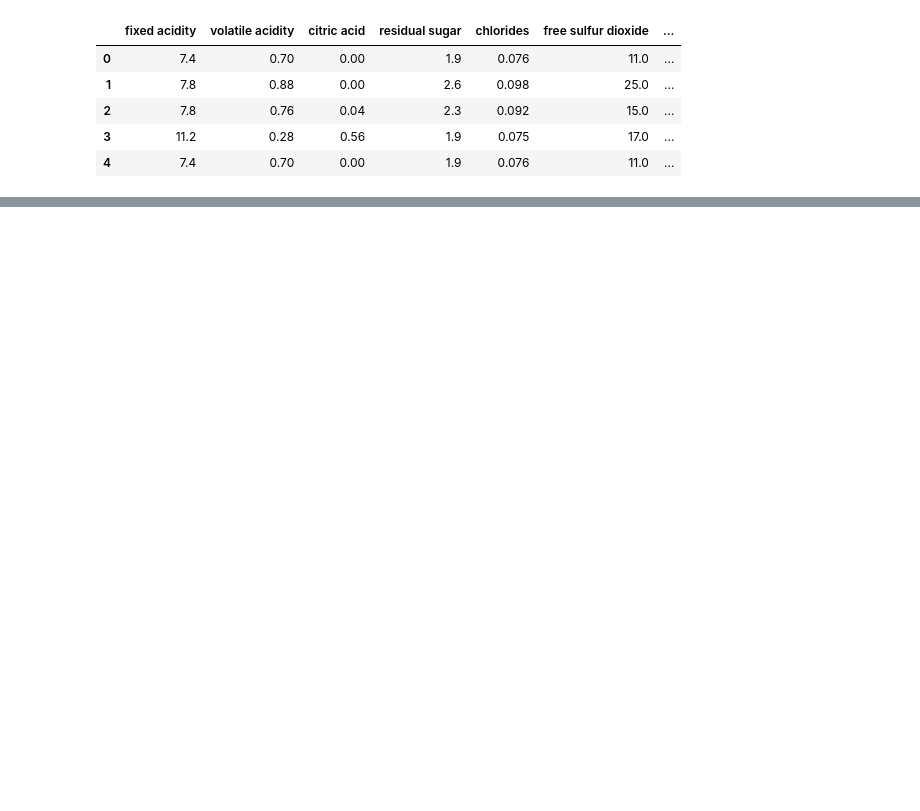
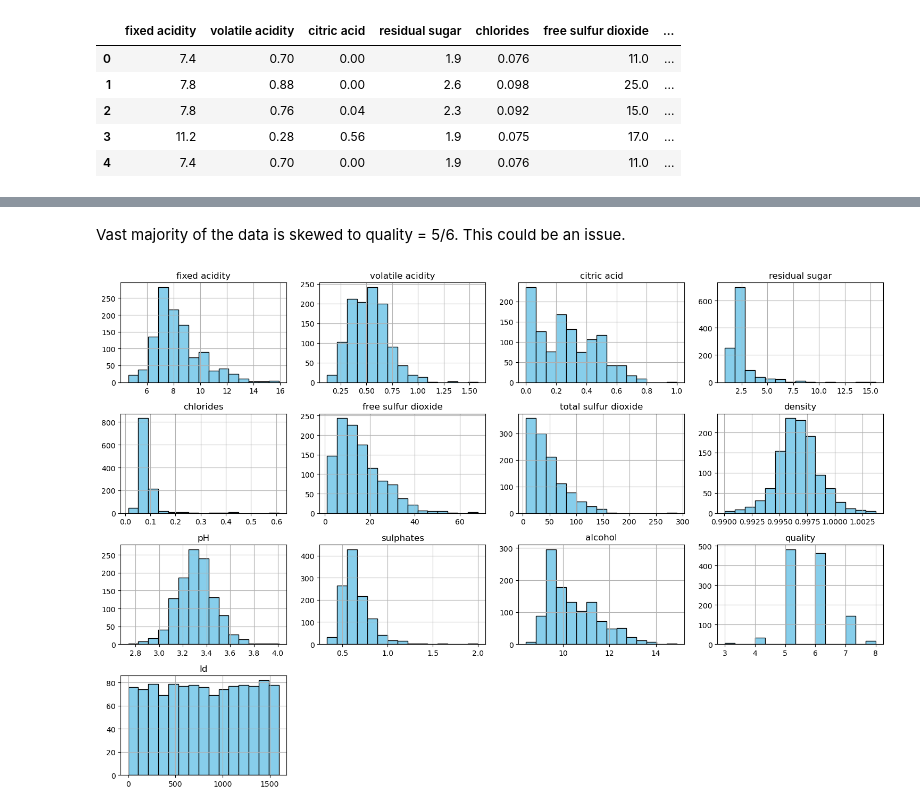
Before and after one commit to Boltnav/Wine-Quality-Prediction, a Jupyter notebook: notebooks/eda_wine_quality.ipynb, the cells around one changed output, grey strips where cells are left out. Saved outputs shown, nothing was run; the diff lists cells and outputs as text; code cells hidden in the pictures; blank space fills up the shorter version.

```diff
--- a/notebooks/eda_wine_quality.ipynb
+++ b/notebooks/eda_wine_quality.ipynb
@@ -16,0 +53,9 @@ data.head()
+# %% [markdown]
+Vast majority of the data is skewed to quality = 5/6. This could be an issue.
+# %%
+# Plot histograms for each numerical feature
+df.hist(bins=15, figsize=(15, 10), color='skyblue', edgecolor='black')
+plt.tight_layout()
+plt.show()
+# %% [output]
+[figure, added]
```
Also changed, not shown: parts of 7 cells of this notebook, 1 other file.
